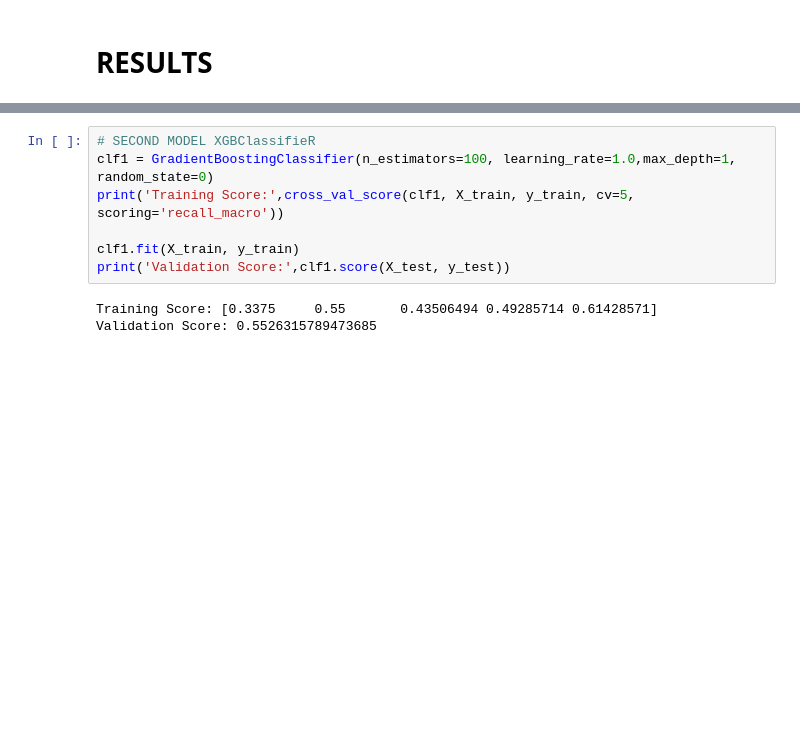
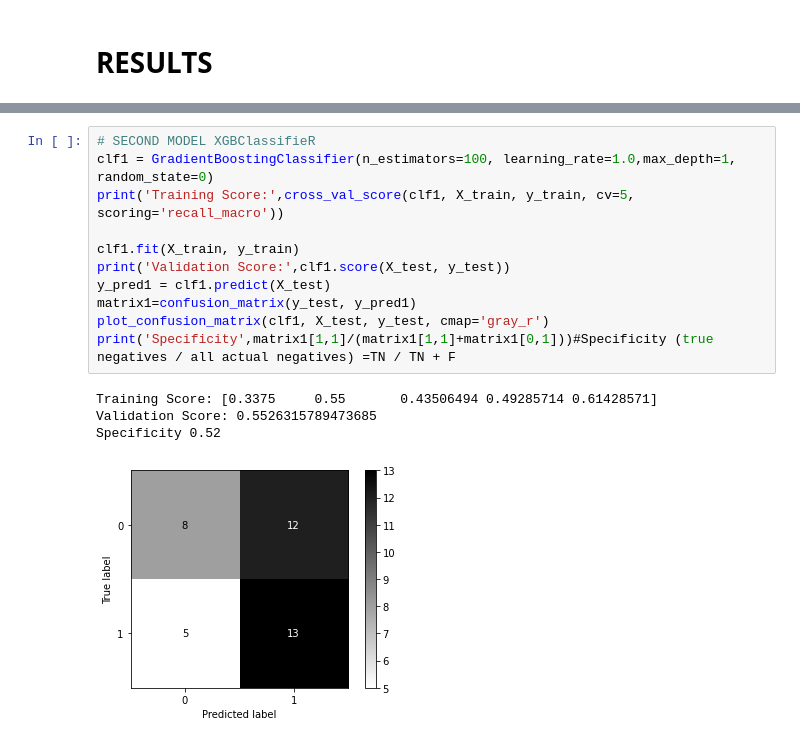
Before and after one commit to angeljcarrillo/LLMCRXDXT9dxq09b, a Jupyter notebook: LR.ipynb, the cells around one changed output, grey strips where cells are left out. Cells and saved outputs as stored; diff of their text form; blank space fills up the shorter version.

```diff
--- a/LR.ipynb
+++ b/LR.ipynb
@@ -141,12 +171,18 @@ Validation Score: 0.631578947368421
 # %%
 # SECOND MODEL XGBClassifieR
 clf1 = GradientBoostingClassifier(n_estimators=100, learning_rate=1.0,max_depth=1, random_state=0)
 print('Training Score:',cross_val_score(clf1, X_train, y_train, cv=5, scoring='recall_macro'))
 
 clf1.fit(X_train, y_train)
 print('Validation Score:',clf1.score(X_test, y_test))
+y_pred1 = clf1.predict(X_test)
+matrix1=confusion_matrix(y_test, y_pred1)
+plot_confusion_matrix(clf1, X_test, y_test, cmap='gray_r')
+print('Specificity',matrix1[1,1]/(matrix1[1,1]+matrix1[0,1]))#Specificity (true negatives / all actual negatives) =TN / TN + F
 # %% [output]
 Training Score: [0.3375     0.55       0.43506494 0.49285714 0.61428571]
 Validation Score: 0.5526315789473685
+Specificity 0.52
+[figure, added]
 # %%
 # THIRD MODEL RandomForestClassifier
```
Also changed, not shown: parts of 12 cells of this notebook.
